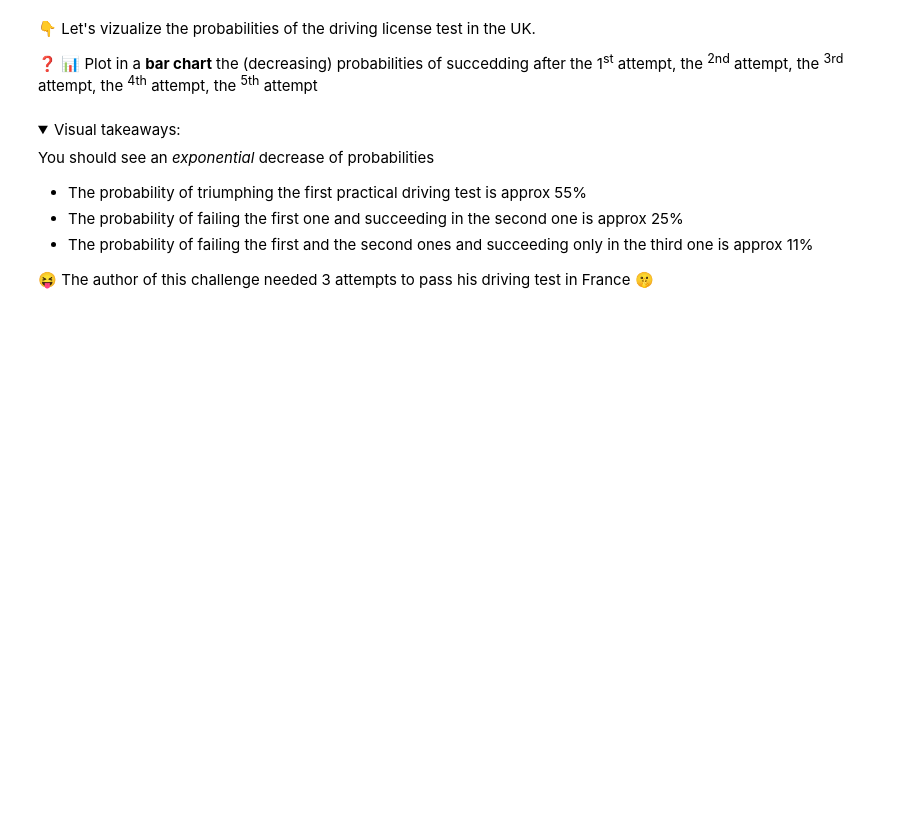
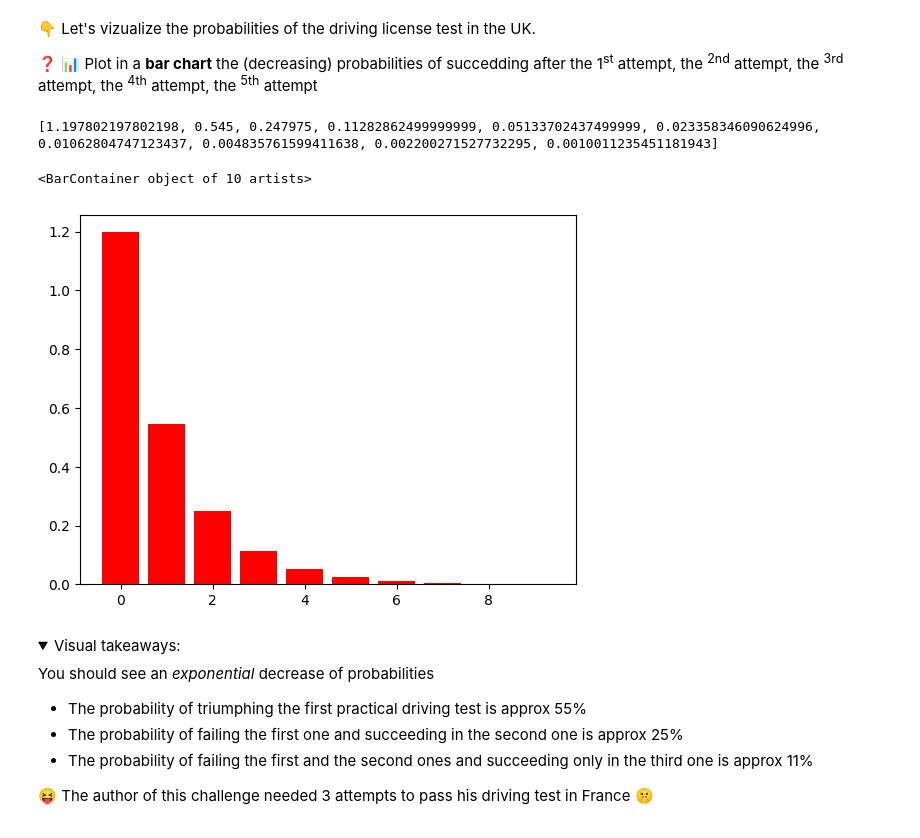
Before and after one commit to antoinelugol/data-random-variables, a Jupyter notebook: random_variables.ipynb, the cells around one changed output. Cells and saved outputs as stored; diff of their text form; code cells hidden in the pictures; folded sections open; blank space fills up the shorter version.

```diff
--- a/random_variables.ipynb
+++ b/random_variables.ipynb
@@ -332,7 +350,8 @@ $$ \mathbb{P}(X=n) = (1-p)^{n-1} \times p $$
 # %%
 def probability_first_time(p, n):
     ''' returns the probability of succeeding at the n-th attempt'''
-    pass  # YOUR CODE HERE
+    return p*np.power((1-p),(n-1))
+# probability_first_time(0.5, 3)
 # %% [markdown]
 👇 Let's vizualize the probabilities of the driving license test in the UK.
 
@@ -342,3 +359,14 @@ def probability_first_time(p, n):
+# %%
+x = [i for i in range(10)]
+y = []
+for j in x:
+    y += [probability_first_time(0.545,j)]
+print(y)
+plt.bar(x,y,color='Red')
+# %% [output]
+[1.197802197802198, 0.545, 0.247975, 0.11282862499999999, 0.05133702437499999, 0.023358346090624996, 0.01062804747123437, 0.004835761599411638, 0.002200271527732295, 0.0010011235451181943]
+<BarContainer object of 10 artists>
+[figure, added]
 # %% [markdown]
 <details>
     <summary> Visual takeaways:</summary>
```
Also changed, not shown: parts of 9 cells of this notebook.
